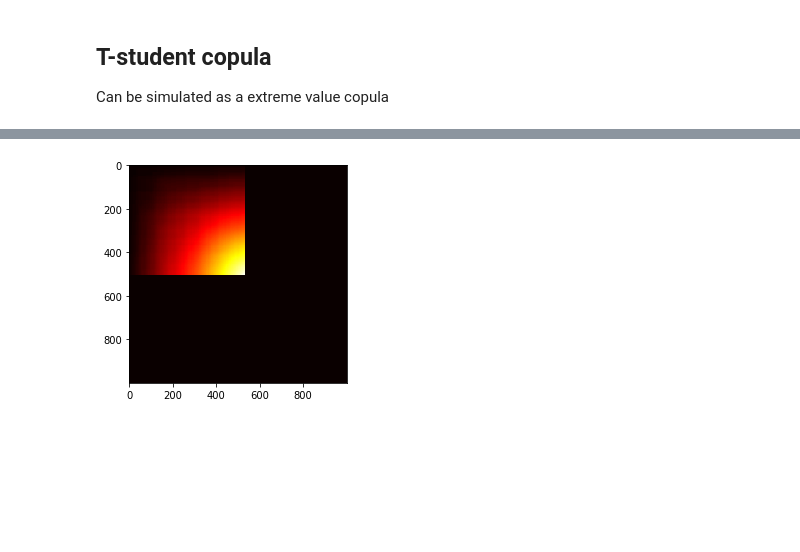
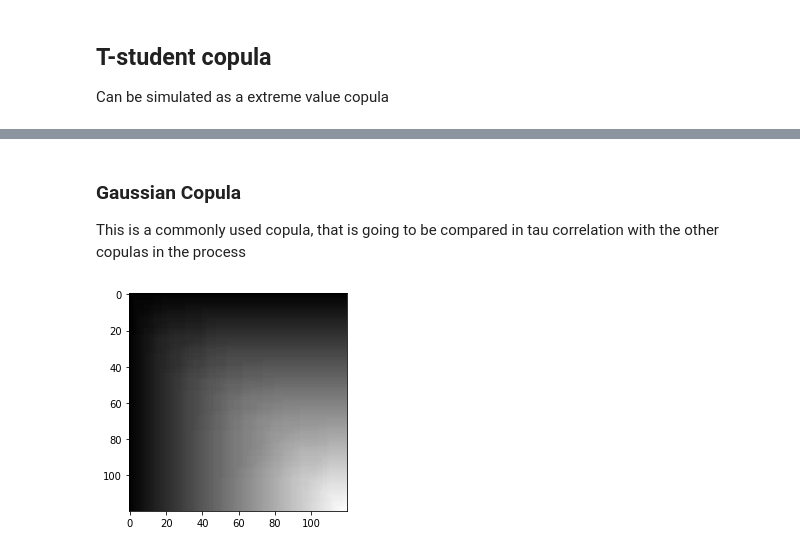
Before and after one commit to CamiVasz/Similarity, a Jupyter notebook: copula.ipynb, the cells around one changed output, grey strips where cells are left out. Cells and saved outputs as stored; diff of their text form; code cells hidden in the pictures; blank space fills up the shorter version.

Commit message:
Copulas

```diff
--- a/copula.ipynb
+++ b/copula.ipynb
@@ -153,20 +192,19 @@ from scipy.linalg import cholesky
 Can be simulated as a extreme value copula
 # %%
 # Define a correlation matrix, the p is a parameter
-cm = np.array([[1,0.4],[0.4,1]])
+cm = np.array([[1,0.8],[0.8,1]])
 # Find the cholesky matrix
 L = cholesky(cm)
-# The number of samples to draw from the copula
-n = 1000
 # Zero mean
 mu = np.zeros(len(cm))
 # Multivariate normal
 Y = np.random.multivariate_normal(mu, cm, n)
+Zd = np.exp(Y)
 # Degrees of freedom of the t-student copula
-df = 40
+df = 10
 # Simulate a chi squared
-S = chi2.rvs(df, n)
+S = np.random.chisquare(df)
 Z = np.sqrt(df/S)*L@Y.T
 # Simulated copula
-U = t.cdf(df, Z)
+U = np.vstack((mvt.multivariate_t.pdf(x=Z[0],mean = 0, df=df), mvt.multivariate_t.pdf(x=Z[1],mean = 0, df=df)))
 # %%
@@ -174,5 +227,16 @@ b = empirical(U[0],U[1])
+# %%
+copula = GaussianMultivariate()
+copula.fit(np.vstack((n_t1,n_t2)).T)
+# %%
+num_samples = n
+samples = copula.sample(num_samples)
+# %% [markdown]
+### Gaussian Copula
+This is a commonly used copula, that is going to be compared in tau correlation with the other copulas in the process
+# %%
+gaussian_copula = empirical(samples[0],samples[1])
 # %%
-plt.imshow(b, cmap = 'hot')
+plt.imshow(gaussian_copula)
 plt.show()
 # %% [output]
-[figure, old version]
+[figure, new version]
```
Also changed, not shown: parts of 54 cells of this notebook, 12 other files.
